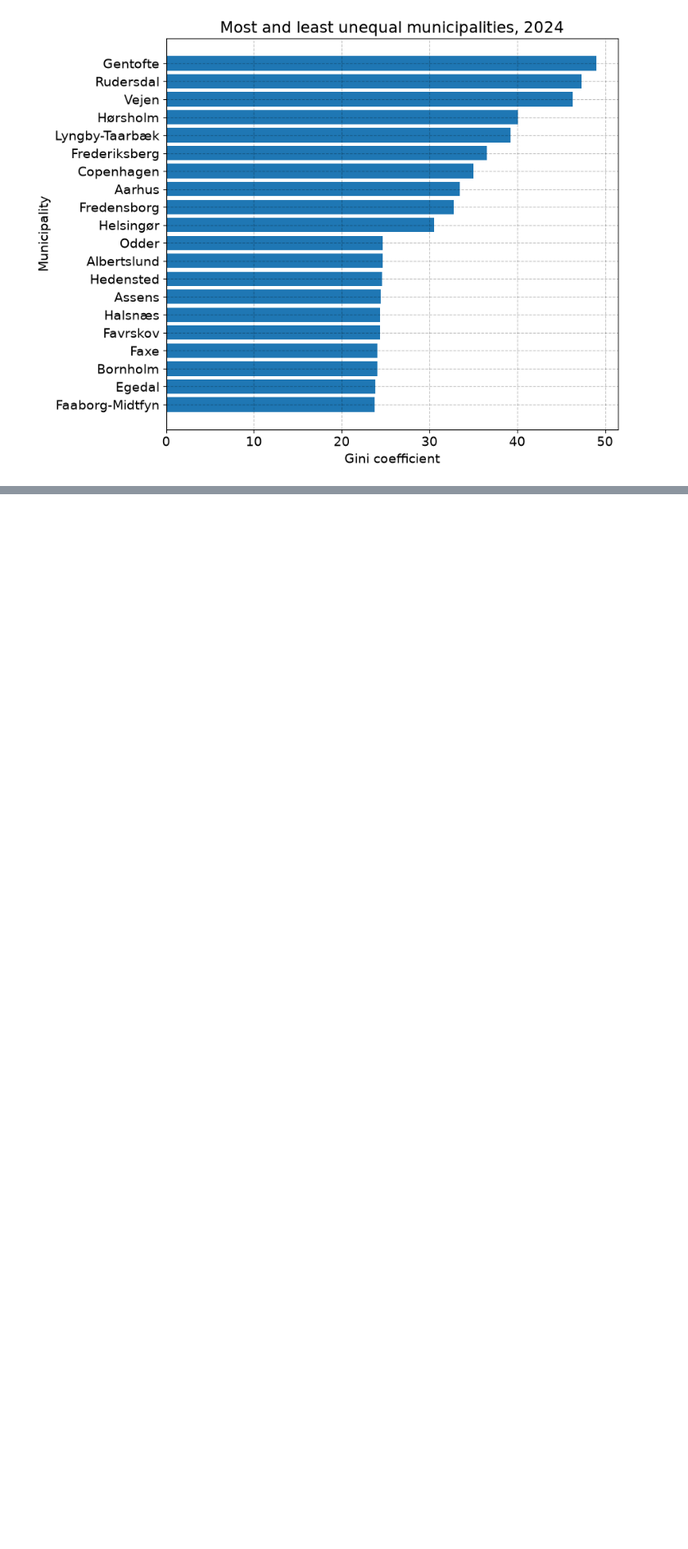
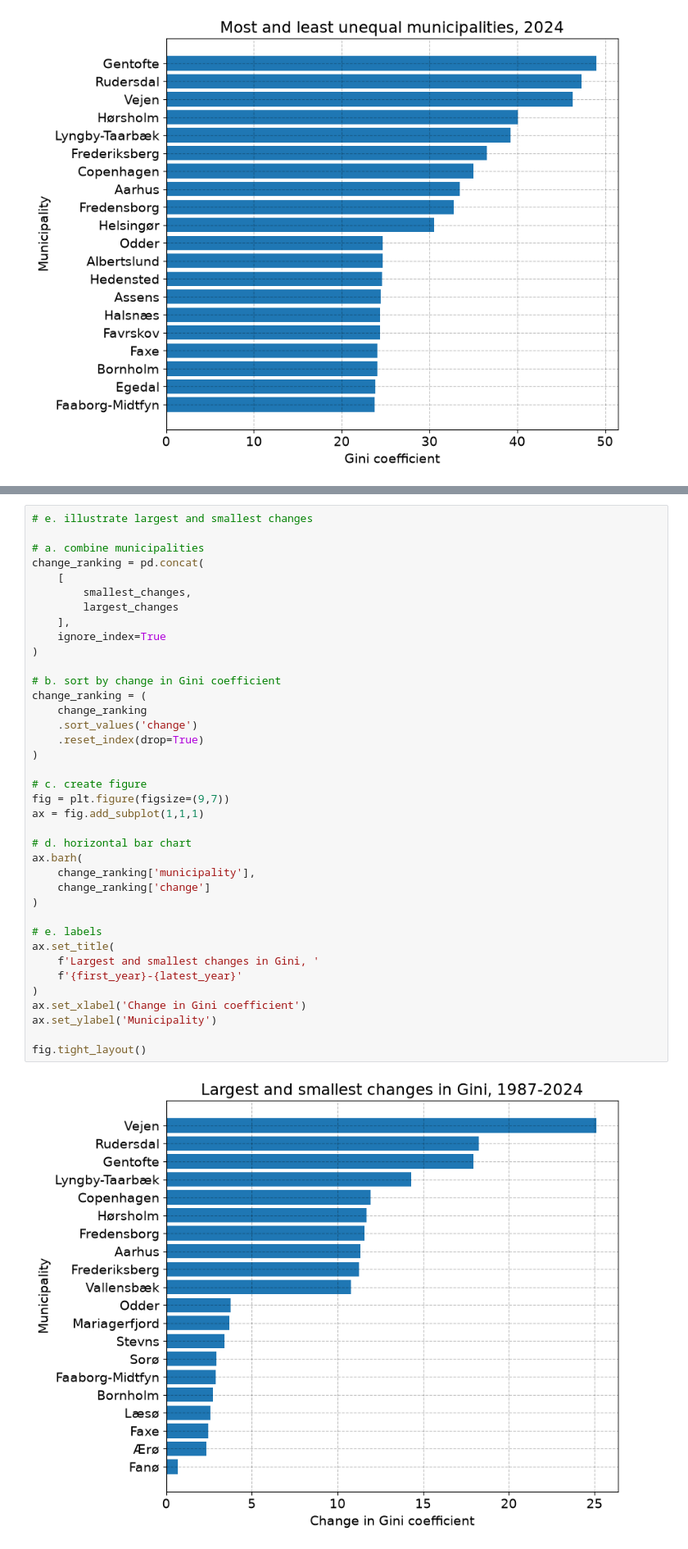
Before and after one commit to OttoBengtson/programming-for-economists, a Jupyter notebook: Data_Project_Version_1.ipynb, the cells around one changed output, grey strips where cells are left out. Shown at 82% size. Saved outputs shown, nothing was run; the diff lists cells and outputs as text; blank space fills up the shorter version.

```diff
--- a/Data_Project_Version_1.ipynb
+++ b/Data_Project_Version_1.ipynb
@@ -1178,0 +1412,40 @@ fig.tight_layout()
+# %%
+# e. illustrate largest and smallest changes
+
+# a. combine municipalities
+change_ranking = pd.concat(
+    [
+        smallest_changes,
+        largest_changes
+    ],
+    ignore_index=True
+)
+
+# b. sort by change in Gini coefficient
+change_ranking = (
+    change_ranking
+    .sort_values('change')
+    .reset_index(drop=True)
+)
+
+# c. create figure
+fig = plt.figure(figsize=(9,7))
+ax = fig.add_subplot(1,1,1)
+
+# d. horizontal bar chart
+ax.barh(
+    change_ranking['municipality'],
+    change_ranking['change']
+)
+
+# e. labels
+ax.set_title(
+    f'Largest and smallest changes in Gini, '
+    f'{first_year}-{latest_year}'
+)
+ax.set_xlabel('Change in Gini coefficient')
+ax.set_ylabel('Municipality')
+
+fig.tight_layout()
+# %% [output]
+[figure, added]
```
Also changed, not shown: parts of 6 cells of this notebook.
